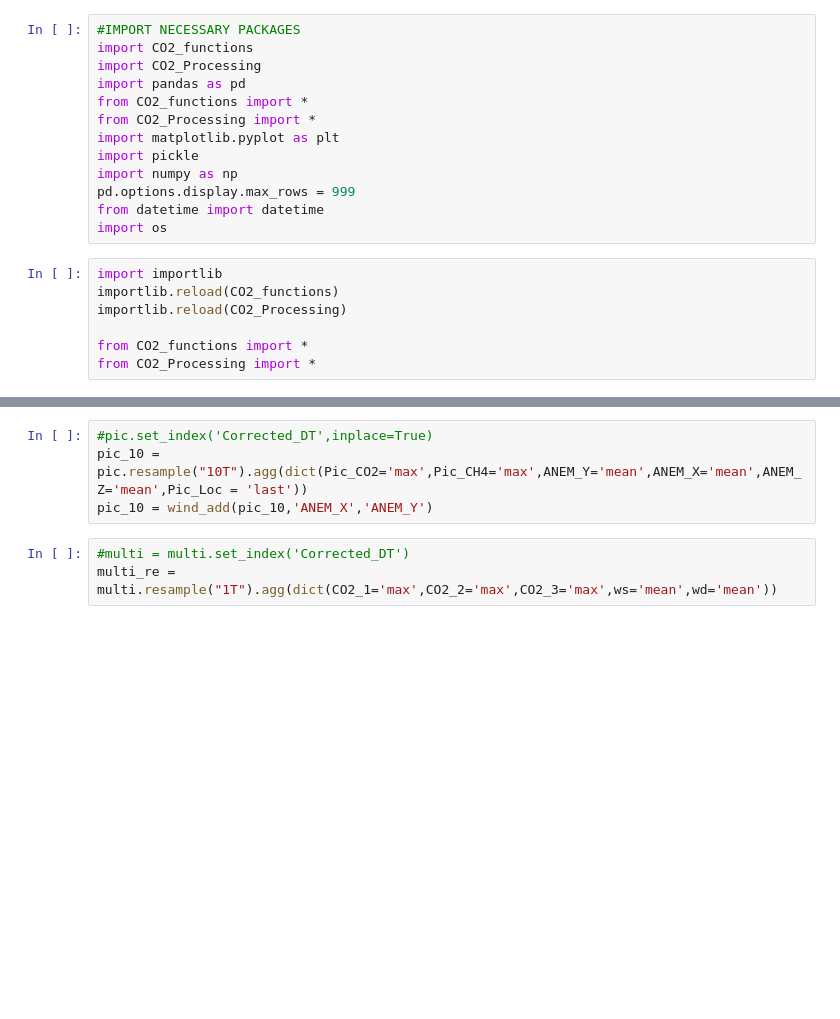
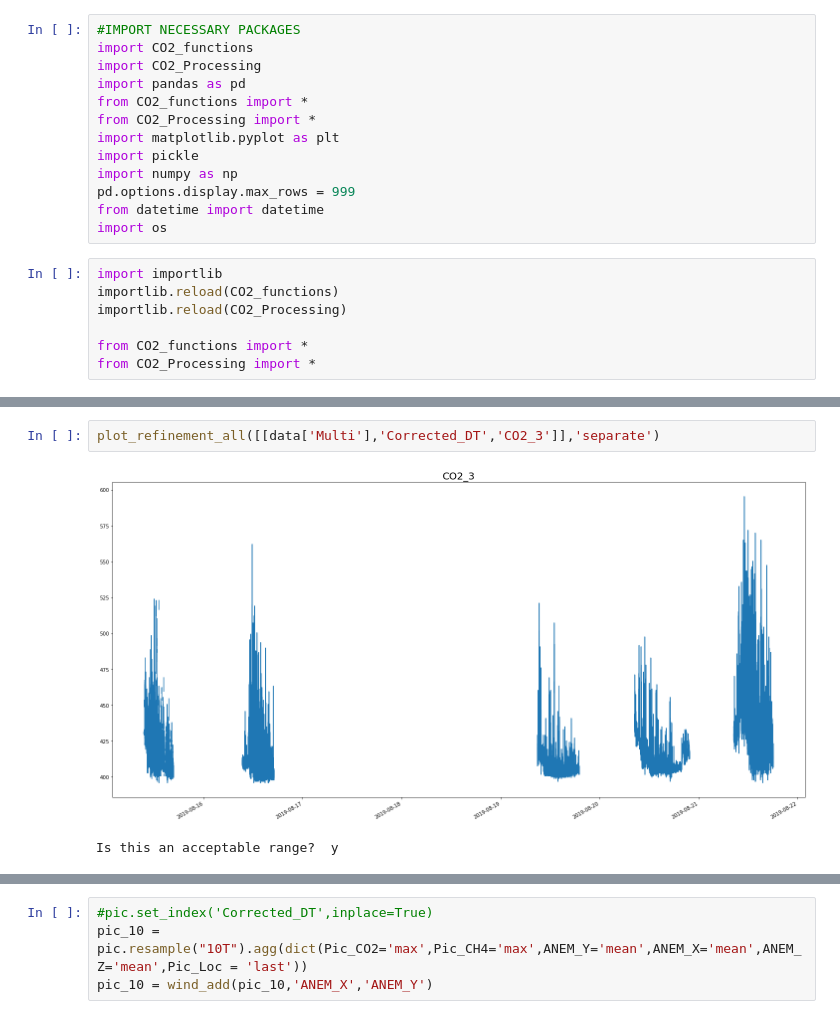
Before and after one commit to agmeyer4/CO2_Eddy, a Jupyter notebook: Data_Viewer.ipynb, the cells around one changed output, grey strips where cells are left out. Saved outputs shown, nothing was run; the diff lists cells and outputs as text; blank space fills up the shorter version.

```diff
--- a/Data_Viewer.ipynb
+++ b/Data_Viewer.ipynb
@@ -119,0 +80,5 @@ multi
+# %%
+plot_refinement_all([[data['Multi'],'Corrected_DT','CO2_3']],'separate')
+# %% [output]
+[figure, added]
+Is this an acceptable range?  y
@@ -121,6 +103,3 @@ multi
 #pic.set_index('Corrected_DT',inplace=True)
 pic_10 = pic.resample("10T").agg(dict(Pic_CO2='max',Pic_CH4='max',ANEM_Y='mean',ANEM_X='mean',ANEM_Z='mean',Pic_Loc = 'last'))
 pic_10 = wind_add(pic_10,'ANEM_X','ANEM_Y')
-# %%
-#multi = multi.set_index('Corrected_DT')
-multi_re = multi.resample("1T").agg(dict(CO2_1='max',CO2_2='max',CO2_3='max',ws='mean',wd='mean'))
```
Also changed, not shown: parts of 18 cells of this notebook, 1 other file.
